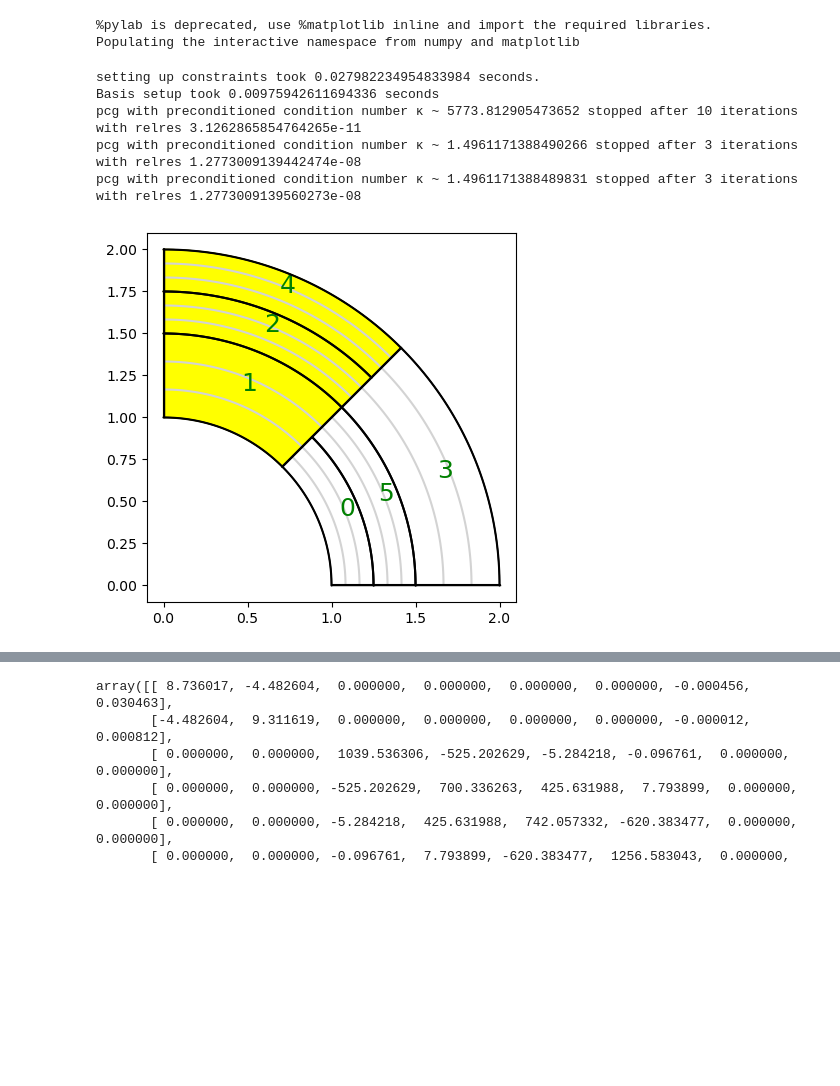
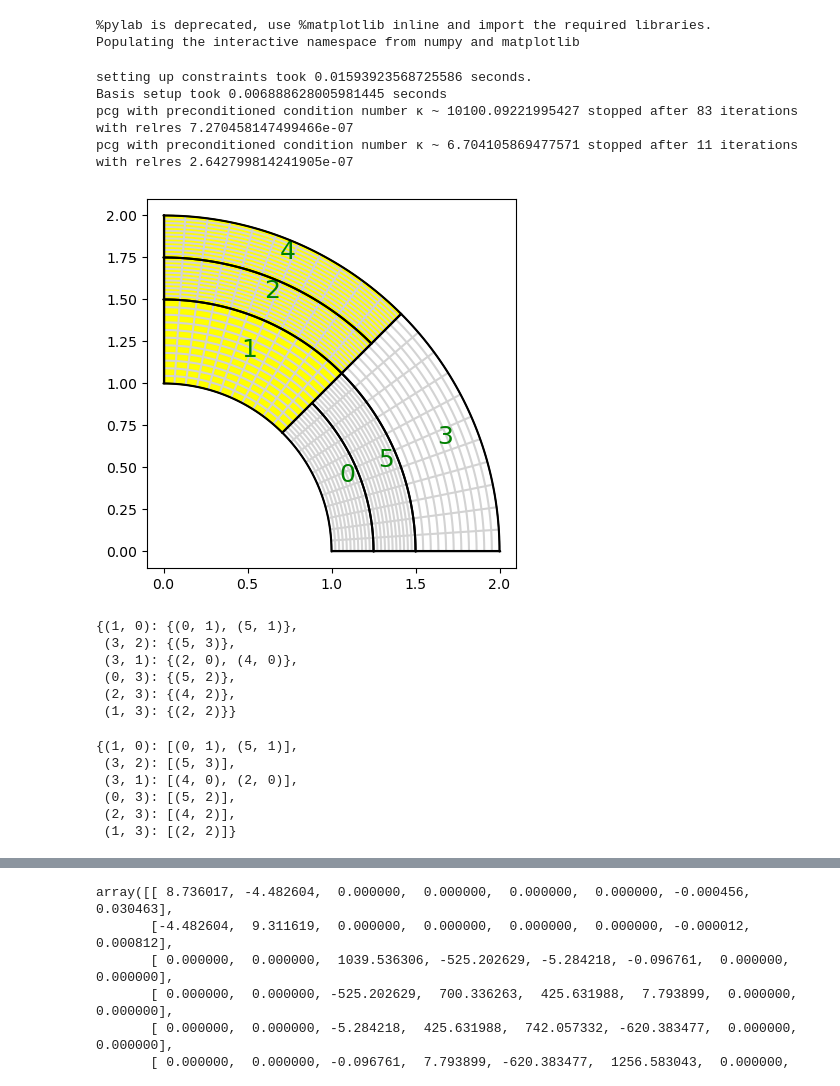
Before and after one commit to Stefan714/pyiga, a Jupyter notebook: notebooks/IETI.ipynb, the cells around one changed output, grey strips where cells are left out. Drawn from its saved outputs; the diff is of its cells as text; code cells hidden in the pictures; blank space fills up the shorter version.

```diff
--- a/notebooks/IETI.ipynb
+++ b/notebooks/IETI.ipynb
@@ -589,29 +583,27 @@ def MsD_deluxe_Op(I):
         c = I.Ck[p1]@R1.T
         c = c[c.getnnz(1)>0]
         A = [scipy.sparse.bmat([[R1@I.Ak[p1]@R1.T,c.T],[c,None]])]
-        B = [scipy.sparse.hstack([I.Bk[p1]@R1.T,csr_matrix((I.Bk[p1].shape[0],c.shape[0]))])]
+        B = [scipy.sparse.hstack([I.Bk[p1]@R1.T,csc_matrix((I.Bk[p1].shape[0],c.shape[0]))])]
         P = []
-        #print(c.toarray())
         for (p2,b2) in I.space.L_intfs[(p1,b1)]:
+            #print(p2,b2)
             R2 = scipy.sparse.vstack([I.R_interior[p2],I.R_interfaces[(p2,b2)]])
             A.append(R2@I.Ak[p2]@R2.T)
             B.append(I.Bk[p2]@R2.T)
-            P.append(I.B_gamma[:,I.S_ofs[p2]:I.S_ofs[p2+1]]@I.R_skeleton[p2]@I.R_interfaces[(p2,b2)].T)
+            P.append(I.B_gamma[:,(I.S_ofs[p2]):(I.S_ofs[p2+1])]@I.R_skeleton[p2]@I.R_interfaces[(p2,b2)].T)
 
-        #B.append(scipy.sparse.csr_matrix((I.Bk[p1].shape[0],c.shape[0])))
         A = scipy.sparse.block_diag(A)
-        B = scipy.sparse.hstack(B)
-        P = scipy.sparse.hstack(P)
-        #print(B.data)
-        r_idx = (B[:,(R1.shape[0]+c.shape[0]):].getnnz(1)>0)
+        B = scipy.sparse.hstack(B, format='csc')
+        P = scipy.sparse.hstack(P, format='csc')
+
+        r_idx = (B[:,(R1.shape[0] + c.shape[0]):].getnnz(1)>0)
         n_c = sum(r_idx)
 
-        Mat = -scipy.sparse.block_array([[A, B[r_idx,:].T],[B[r_idx,:], None]], format="csc")
+        Mat = -scipy.sparse.bmat([[A, B[r_idx,:].T],[B[r_idx,:], None]], format="csc")
         n = Mat.shape[0]
         X = aslinearoperator(P@scipy.sparse.hstack([scipy.sparse.csc_matrix((n_c,n-n_c)),scipy.sparse.identity(n_c, format='csc')]))
 
         M_deluxe.append(X@solvers.make_solver(Mat, symmetric=True, spd=False).dot(X.T))
-        #print(Mat.toarray())
     return sum(M_deluxe)
 # %%
 def MsD_deluxe_whole(I):
@@ -649,18 +641,20 @@ def MsD_deluxe_whole2(I):
     return solvers.make_solver(np.array([b@(s)@b.T for p,(s,b,c) in enumerate(zip(S,B,C))]).sum(axis=0))# + I.B_gamma@I.Psi_gamma@np.linalg.inv(I.S_prim)@I.Psi_gamma.T@I.B_gamma.T)
 # %%
 deg = 1
-N = 3
-#M = checkerboard2(deg,N,1)
-knots= (bspline.make_knots(deg,0,1,1),bspline.make_knots(deg,0,1,N))
-M = topology.PatchMesh([(knots,geometry.quarter_annulus())])
-M.split_patch(0,axis=0)
-M.split_patch(1,axis=1)
+N =11
+M = Tshapes(deg,N,1)
+#knots= (bspline.make_knots(deg,0,1,1),bspline.make_knots(deg,0,1,N))
+#M = topology.PatchMesh([(knots,geometry.quarter_annulus())])
+#M.split_patch(0,axis=0)
+#M.split_patch(1,axis=1)
 M.set_domain_id({1:{0}})
-#M.draw()
 M.split_patch(0,axis=1)
 M.split_patch(2,axis=1)
 M.split_patch(0,axis=1)
 MP = assemble.Multipatch(M, automatch=True)
+for (p1,b1) in MP.L_intfs:
+    MP.L_intfs[(p1,b1)]=list(MP.L_intfs[(p1,b1)])
+    #MP.L_intfs[(p1,b1)].reverse()
 
 dir_data = {0: lambda x,y: 0.}
 #MP.set_dirichlet_boundary(dir_data)
@@ -673,38 +667,46 @@ gamma = 100
 #MP.h_refine({26:None})
 MP.set_dirichlet_boundary(dir_data)
 
 a = {0:gamma, 1:1.}
 MP.mesh.draw(knots=1, patch_idx=1, color={1:"white", 0:"yellow"})
 
 Kh = sum([MP.assemble_volume(problem='a*inner(grad(u),grad(v))* dx', arity=2, domain_id=d, a=a[d]) for d in MP.mesh.domains])
 Fh = sum([MP.assemble_volume(problem='f * v * dx', arity=1, domain_id=d, f=f[d], physical=True) for d in MP.mesh.domains])
 dir_bcs = MP.compute_dirichlet_bcs(dir_data)
 RL = assemble.RestrictedLinearSystem(Kh,Fh,dir_bcs)
 u_exact = RL.complete(scipy.sparse.linalg.spsolve(RL.A,RL.b))
 
 #MP.Constr = parametersort(MP,a)
 #parametersort(MP,a)
 I = IetiDP(MP, dir_data = dir_data, elim=0)
 I.assemble(problem='a*inner(grad(u),grad(v))* dx',f=f, a=a)
 I.construct_primal_constraints(redundant=False, fat = False)
 I.construct_primal_basis()
 I.remove_dir_from_system()
 
 F,b = I.compute_F()
 F_mat = F@np.eye(F.shape[0])
 I.compute_S()
 
 MsD1 = MsD_deluxe_Op(I)
 MsD2 = MsD_deluxe(I)
-MsD3 = MsD_deluxe_whole(I)
+#MsD3 = MsD_deluxe_whole(I)
 
 lam, it, min_eig, max_eig, r = solvers.pcg(F, b, x0=None, maxiter=200, P=MsD1, output=1, rtol=1e-6, atol=1e-12)
 lam, it, min_eig, max_eig, r = solvers.pcg(F, b, x0=None, maxiter=200, P=MsD2, output=1, rtol=1e-6, atol=1e-12)
-lam, it, min_eig, max_eig, r = solvers.pcg(F, b, x0=None, maxiter=200, P=MsD3, output=1, rtol=1e-6, atol=1e-12)
+#lam, it, min_eig, max_eig, r = solvers.pcg(F, b, x0=None, maxiter=200, P=MsD3, output=1, rtol=1e-6, atol=1e-12)
 # %% [output]
-setting up constraints took 0.027982234954833984 seconds.
-Basis setup took 0.00975942611694336 seconds
-pcg with preconditioned condition number κ ~ 5773.812905473652 stopped after 10 iterations with relres 3.1262865854764265e-11
-pcg with preconditioned condition number κ ~ 1.4961171388490266 stopped after 3 iterations with relres 1.2773009139442474e-08
-pcg with preconditioned condition number κ ~ 1.4961171388489831 stopped after 3 iterations with relres 1.2773009139560273e-08
+setting up constraints took 0.01593923568725586 seconds.
+Basis setup took 0.006888628005981445 seconds
+pcg with preconditioned condition number κ ~ 10100.09221995427 stopped after 83 iterations with relres 7.270458147499466e-07
+pcg with preconditioned condition number κ ~ 6.704105869477571 stopped after 11 iterations with relres 2.642799814241905e-07
-[figure, old version]
+[figure, new version]
+# %%
+MP.L_intfs
+# %% [output]
+{(1, 0): {(0, 1), (5, 1)},
+ (3, 2): {(5, 3)},
+ (3, 1): {(2, 0), (4, 0)},
+ (0, 3): {(5, 2)},
+ (2, 3): {(4, 2)},
+ (1, 3): {(2, 2)}}
@@ -710,0 +716,9 @@ pcg with preconditioned condition number κ ~ 1.4961171388489831 stopped after 3
+# %%
+MP.L_intfs
+# %% [output]
+{(1, 0): [(0, 1), (5, 1)],
+ (3, 2): [(5, 3)],
+ (3, 1): [(4, 0), (2, 0)],
+ (0, 3): [(5, 2)],
+ (2, 3): [(4, 2)],
+ (1, 3): [(2, 2)]}
```
Also changed, not shown: parts of 9 cells of this notebook.
